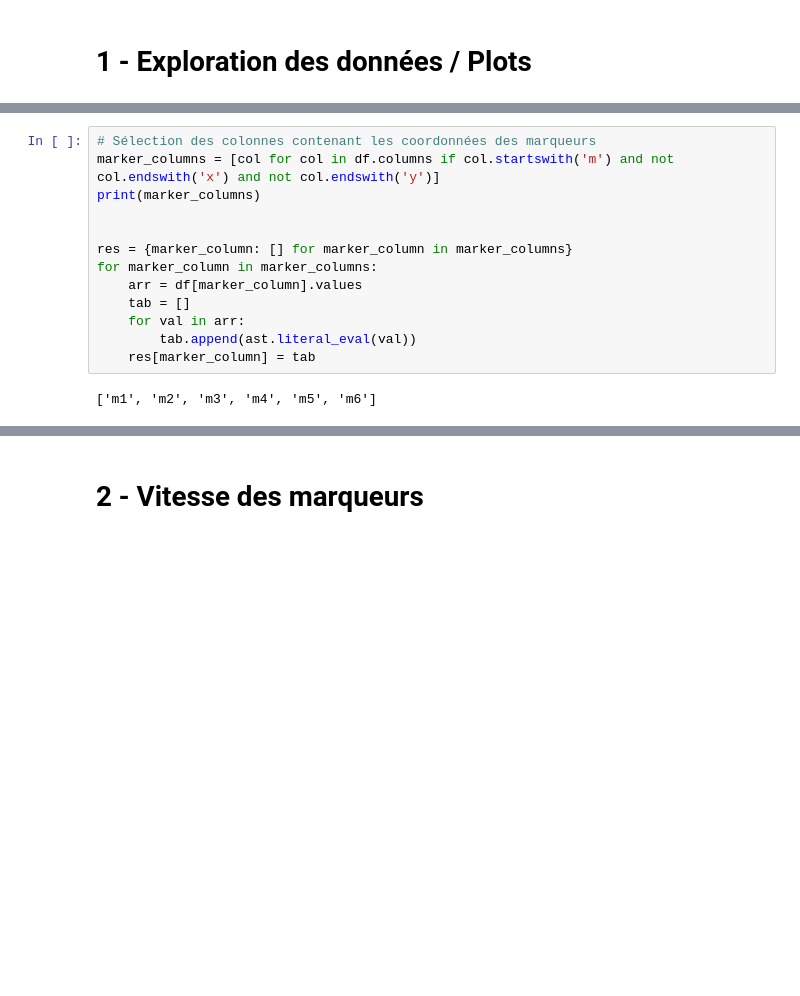
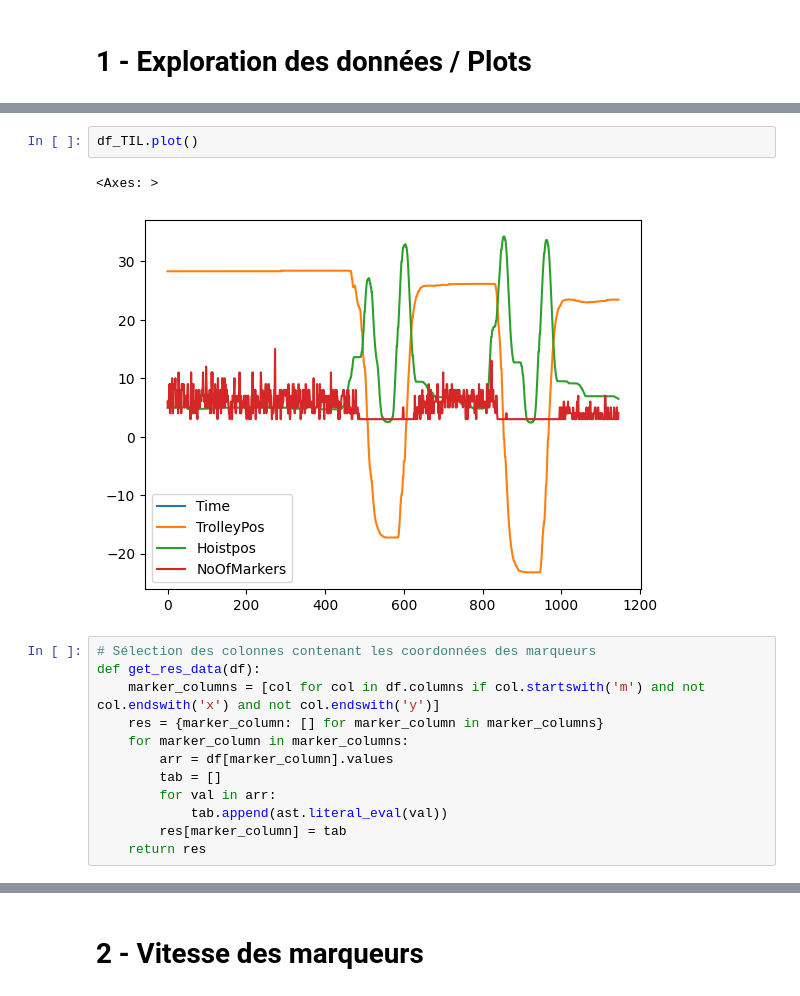
Before and after one commit to XeroBis/explo_ml, a Jupyter notebook: 1_crane/crane.ipynb, the cells around one changed output, grey strips where cells are left out. Cells and saved outputs as stored; diff of their text form; blank space fills up the shorter version.

```diff
--- a/1_crane/crane.ipynb
+++ b/1_crane/crane.ipynb
@@ -74,16 +83,18 @@ df.to_csv("sts405.csv", index=False)
+# %%
+df_TIL.plot()
+# %% [output]
+<Axes: >
+[figure, added]
 # %%
 # Sélection des colonnes contenant les coordonnées des marqueurs
-marker_columns = [col for col in df.columns if col.startswith('m') and not col.endswith('x') and not col.endswith('y')]
-print(marker_columns)
-
-
-res = {marker_column: [] for marker_column in marker_columns}
-for marker_column in marker_columns:
-    arr = df[marker_column].values
-    tab = []
-    for val in arr:
-        tab.append(ast.literal_eval(val))
-    res[marker_column] = tab
+def get_res_data(df):
+    marker_columns = [col for col in df.columns if col.startswith('m') and not col.endswith('x') and not col.endswith('y')]
+    res = {marker_column: [] for marker_column in marker_columns}
+    for marker_column in marker_columns:
+        arr = df[marker_column].values
+        tab = []
+        for val in arr:
+            tab.append(ast.literal_eval(val))
+        res[marker_column] = tab
+    return res
-# %% [output]
-['m1', 'm2', 'm3', 'm4', 'm5', 'm6']
 # %%
```
Also changed, not shown: parts of 11 cells of this notebook.
